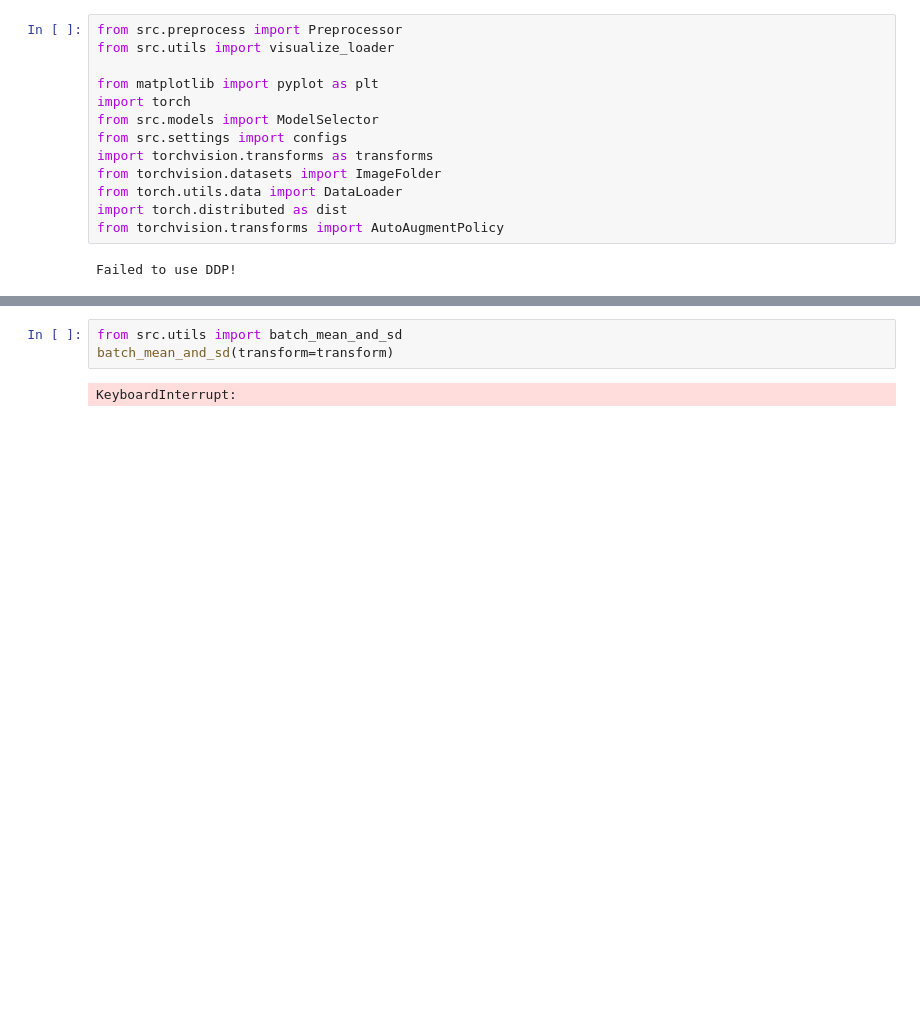
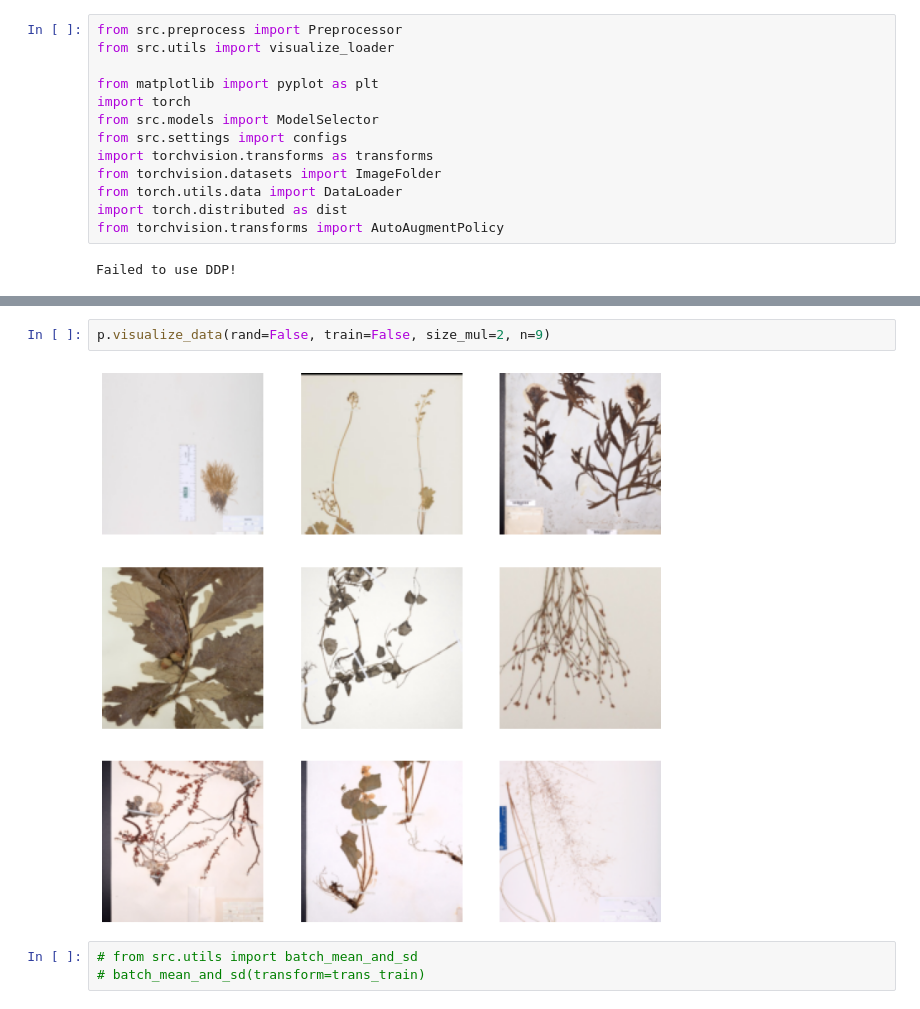
Before and after one commit to PinkPanther-ny/herb, a Jupyter notebook: visualize_dataset.ipynb, the cells around one changed output, grey strips where cells are left out. Drawn from its saved outputs; the diff is of its cells as text; blank space fills up the shorter version.

```diff
--- a/visualize_dataset.ipynb
+++ b/visualize_dataset.ipynb
@@ -43,5 +35,7 @@ p.visualize_data(rand=True, train=False, size_mul=1, n=9)
+# %%
+p.visualize_data(rand=False, train=False, size_mul=2, n=9)
+# %% [output]
+[figure, added]
 # %%
-from src.utils import batch_mean_and_sd
-batch_mean_and_sd(transform=transform)
+# from src.utils import batch_mean_and_sd
+# batch_mean_and_sd(transform=trans_train)
-# %% [output]
-KeyboardInterrupt:
```
Also changed, not shown: parts of 3 cells of this notebook.
